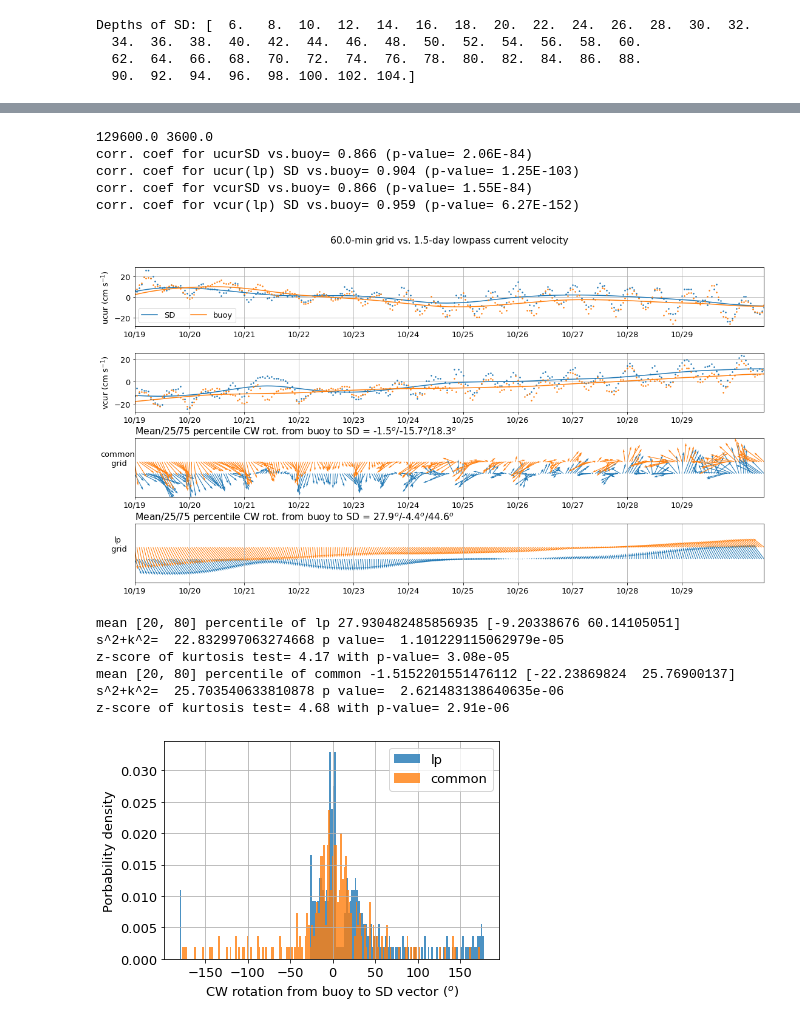
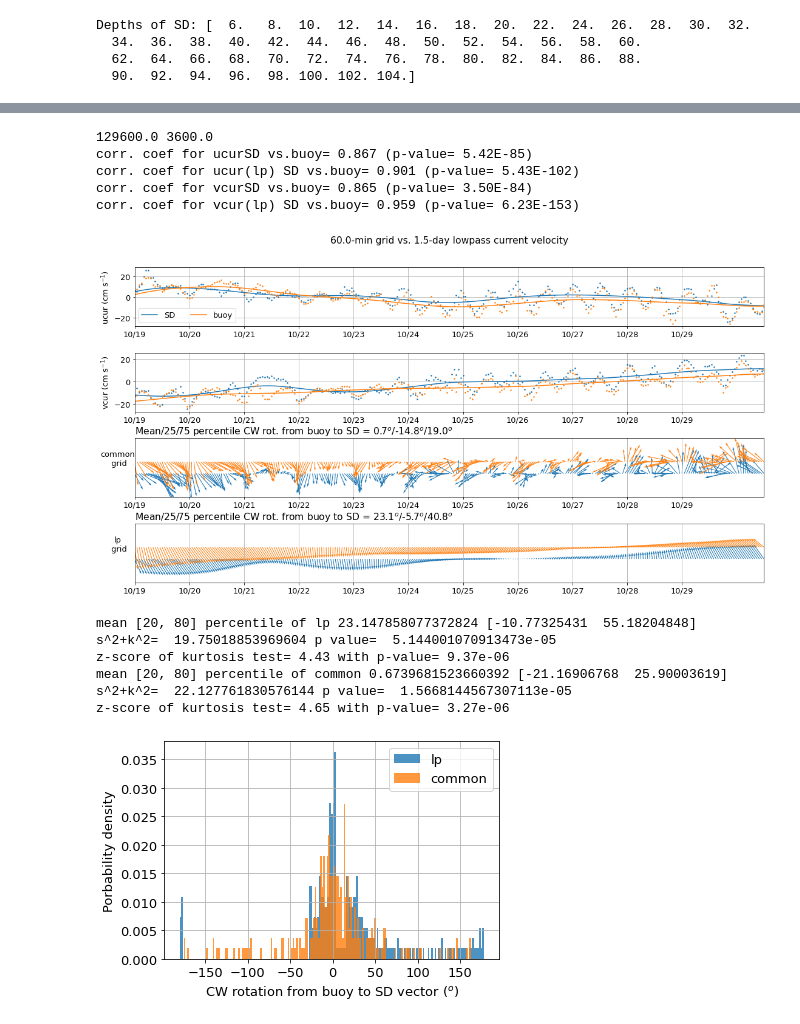
Before and after one commit to nanhsunchi/sd-ni-wp, a Jupyter notebook: test_method_buoy-SD/compare_current-lp-zavg_btw_SD-buoy.ipynb, the cells around one changed output, grey strips where cells are left out. Cells and saved outputs as stored; diff of their text form; code cells hidden in the pictures.

```diff
--- a/test_method_buoy-SD/compare_current-lp-zavg_btw_SD-buoy.ipynb
+++ b/test_method_buoy-SD/compare_current-lp-zavg_btw_SD-buoy.ipynb
@@ -223,10 +223,12 @@ dtime_cur_common = dtime_cur_buoy.copy()
 ucur_buoy_common = np.nanmean( uCur_buoy[:,iz_buoy],axis=1 )
 vcur_buoy_common = np.nanmean( vCur_buoy[:,iz_buoy],axis=1 )
 for i in range( len(dtime_cur_buoy) ):
-    itacq_in_SD = np.where( np.abs(timestamp_cur_SD-timestamp_cur_buoy[i])<= 180 )[0]
+    tlim = [dtime_cur_buoy[i], dtime_cur_buoy[i]+datetime.timedelta(minutes=6)]
+    itacq_in_SD = np.where( (dtime_cur_SD>=tlim[0]) & (dtime_cur_SD<= tlim[1]) )[0]
+    # itacq_in_SD = np.where( np.abs(timestamp_cur_SD-timestamp_cur_buoy[i])<= 180 )[0]
     if len(itacq_in_SD) > 0:
-        ucur_SD_common[i] = np.nanmean( uCur_SD[itacq_in_SD,iz_SD].flatten() )
-        vcur_SD_common[i] = np.nanmean( vCur_SD[itacq_in_SD,iz_SD].flatten() )
+        ucur_SD_common[i] = np.nanmean( uCur_SD[np.ix_(itacq_in_SD,iz_SD)].flatten() )
+        vcur_SD_common[i] = np.nanmean( vCur_SD[np.ix_(itacq_in_SD,iz_SD)].flatten() )
 print('ucur on common grid: buoy=',ucur_buoy_common.shape, '. SD=',ucur_SD_common.shape)
 
 ### compute vector direction from
@@ -372,7 +374,7 @@ for i, var_this in enumerate( var_str ):
     r = pearsonr(ybp_platf[isOK,0],ybp_platf[isOK,1])
     print('corr. coef for '+var_this+'(lp) '+' vs.'.join(platf_str)+'= {:.3f} (p-value= {:.2E})'.format(r[0],r[1]))
     ### add corr. coef & p-value to title
-    plt.title()
+    # plt.title()
     ###
     if i == 0:
         plt.legend(loc='best',ncol=2)
@@ -411,49 +413,49 @@ plt.savefig('timeseries_cur_quiver_SD'+platf_num+'(QC)_vs_buoy'+buoy_id+'(rem-no
             tlim_plot[0].strftime('%Y%m%d-')+tlim_plot[1].strftime('%m%d')+'.png',dpi=400,bbox_inches='tight')
 # %% [output]
 129600.0 3600.0
-corr. coef for ucurSD vs.buoy= 0.866 (p-value= 2.06E-84)
-corr. coef for ucur(lp) SD vs.buoy= 0.904 (p-value= 1.25E-103)
-corr. coef for vcurSD vs.buoy= 0.866 (p-value= 1.55E-84)
-corr. coef for vcur(lp) SD vs.buoy= 0.959 (p-value= 6.27E-152)
+corr. coef for ucurSD vs.buoy= 0.867 (p-value= 5.42E-85)
+corr. coef for ucur(lp) SD vs.buoy= 0.901 (p-value= 5.43E-102)
+corr. coef for vcurSD vs.buoy= 0.865 (p-value= 3.50E-84)
+corr. coef for vcur(lp) SD vs.buoy= 0.959 (p-value= 6.23E-153)
-[figure, old version]
+[figure, new version]
 # %%
 grid_str = ['lp','common']
 perc = [20,80]
 for i, grid_this in enumerate( grid_str ):
     # compute degree from buoy dir to SD dir (positive clockwise)
     deg_cur_buoy2SD_cw = (eval('cur_dir_from_SD_'+grid_this)[it]-eval('cur_dir_from_buoy_'+grid_this)[it])
     deg_cur_buoy2SD_cw[deg_cur_buoy2SD_cw> 180] = deg_cur_buoy2SD_cw[deg_cur_buoy2SD_cw> 180]-360
     deg_cur_buoy2SD_cw[deg_cur_buoy2SD_cw< -180] = deg_cur_buoy2SD_cw[deg_cur_buoy2SD_cw< -180]+360
     varlim = [np.nanmin(deg_cur_buoy2SD_cw), np.nanmax(deg_cur_buoy2SD_cw)]
     plt.hist(deg_cur_buoy2SD_cw, bins=np.arange(np.floor(varlim[0]),np.ceil(varlim[1]),2), density='True', alpha=0.8, label=grid_this)
     isOK = ~np.isnan( deg_cur_buoy2SD_cw )
     print('mean',perc,'percentile of '+grid_this,np.nanmean(deg_cur_buoy2SD_cw),np.percentile(deg_cur_buoy2SD_cw[isOK],perc))
     stats, pvalue = normaltest(deg_cur_buoy2SD_cw,nan_policy='omit')
     print('s^2+k^2= ',stats,'p value= ', pvalue)
     ''' From https://docs.scipy.org/doc/scipy/reference/generated/scipy.stats.normaltest.html
     The normal distribution has zero skewness and zero (“excess” or “Fisher”) kurtosis,
     the value of this statistic tends to be low for samples drawn from a normal distribution.
     The test is performed by comparing the observed value of the statistic against the null distribution:
     the distribution of statistic values derived under the null hypothesis that the weights were drawn from a normal distribution.
     The test is performed by comparing the observed value of the statistic against the null distribution:
     the distribution of statistic values derived under the null hypothesis that the weights were drawn from a normal distribution.
     If the p-value is “small” - that is, if there is a low probability of sampling data from a normally distributed population that produces such an extreme value of the statistic
     - this may be taken as evidence against the null hypothesis in favor of the alternative: the weights were not drawn from a normal distribution.
     '''
     stats, pvalue = kurtosistest(deg_cur_buoy2SD_cw,nan_policy='omit')
     print('z-score of kurtosis test= {:.2f} with p-value= {:.2e}'.format(stats,pvalue))
 plt.legend(loc='best')
 plt.grid()
 plt.ylabel('Porbability density')
 plt.xlabel('CW rotation from buoy to SD vector ($^o$)');
 ### save figure
-# plt.savefig('pdf_CW-rot_cur_dir_from_buoy'+buoy_id+'(rem-noise-depths)-to-SD'+platf_num+'(QC)_zavg({:.0f}-{:.0f}m)'.format(depth_check[0],depth_check[1])+'_'+\
-#             tlim_plot[0].strftime('%Y%m%d-')+tlim_plot[1].strftime('%m%d')+'.png',dpi=400,bbox_inches='tight')
+plt.savefig('pdf_CW-rot_cur_dir_from_buoy'+buoy_id+'(rem-noise-depths)-to-SD'+platf_num+'(QC)_zavg({:.0f}-{:.0f}m)'.format(depth_check[0],depth_check[1])+'_'+\
+            tlim_plot[0].strftime('%Y%m%d-')+tlim_plot[1].strftime('%m%d')+'.png',dpi=400,bbox_inches='tight')
 # %% [output]
-mean [20, 80] percentile of lp 27.930482485856935 [-9.20338676 60.14105051]
-s^2+k^2=  22.832997063274668 p value=  1.101229115062979e-05
-z-score of kurtosis test= 4.17 with p-value= 3.08e-05
-mean [20, 80] percentile of common -1.5152201551476112 [-22.23869824  25.76900137]
-s^2+k^2=  25.703540633810878 p value=  2.621483138640635e-06
-z-score of kurtosis test= 4.68 with p-value= 2.91e-06
+mean [20, 80] percentile of lp 23.147858077372824 [-10.77325431  55.18204848]
+s^2+k^2=  19.75018853969604 p value=  5.144001070913473e-05
+z-score of kurtosis test= 4.43 with p-value= 9.37e-06
+mean [20, 80] percentile of common 0.6739681523660392 [-21.16906768  25.90003619]
+s^2+k^2=  22.127761830576144 p value=  1.5668144567307113e-05
+z-score of kurtosis test= 4.65 with p-value= 3.27e-06
-[figure, old version]
+[figure, new version]
```
Also changed, not shown: parts of 3 cells of this notebook, 4 other files.
